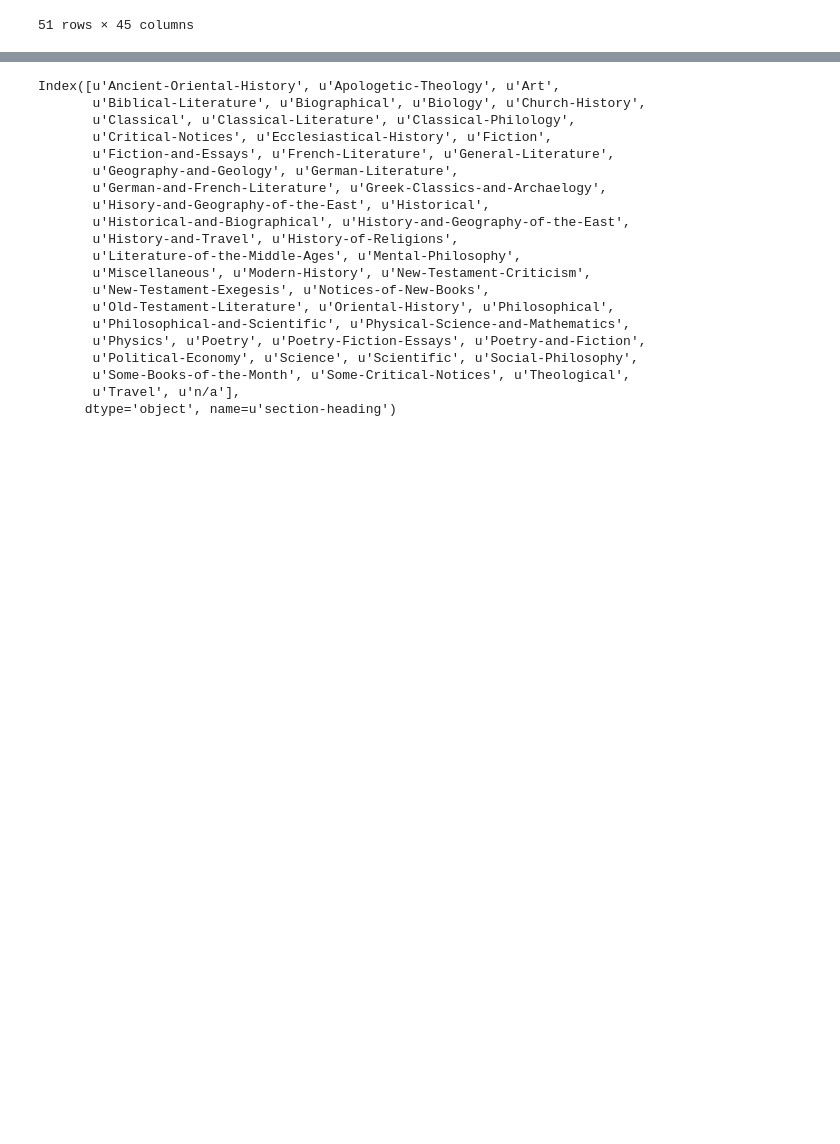
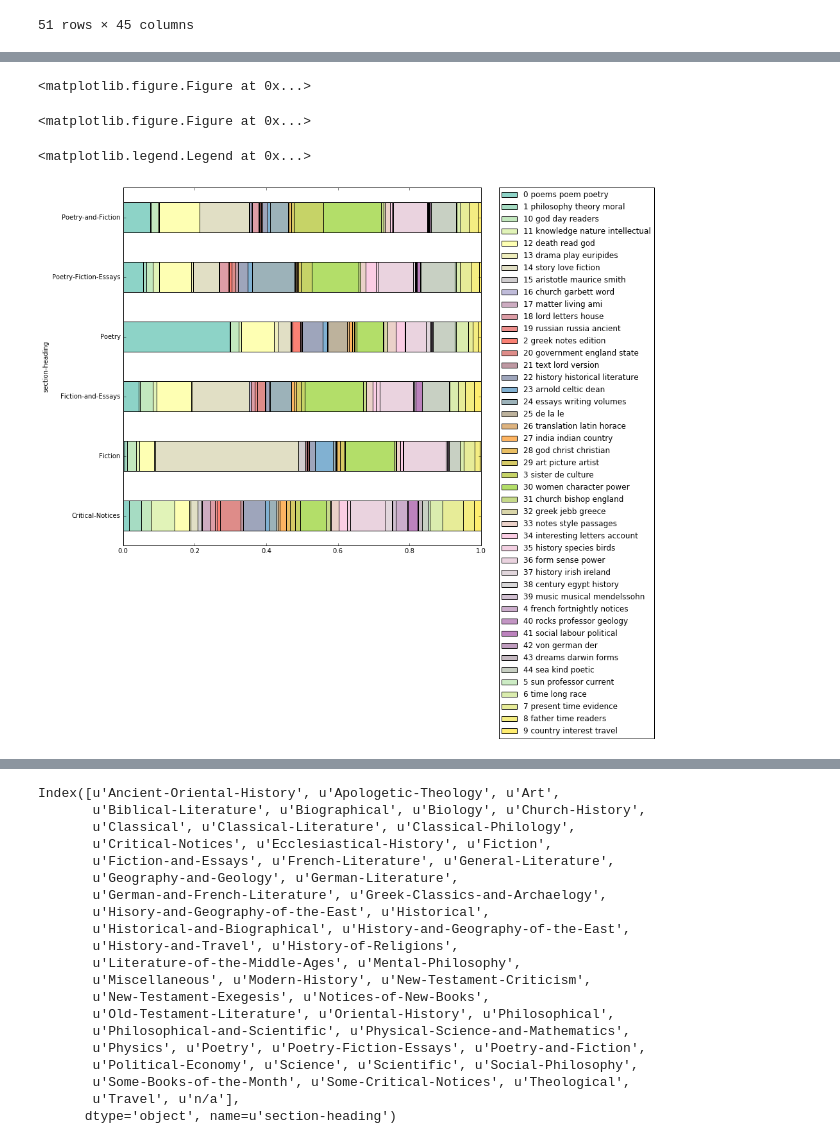
Before and after one commit to sceckert/periodical-project, a Jupyter notebook: Periodical-Project.ipynb, the cells around one changed output, grey strips where cells are left out. Cells and saved outputs as stored; diff of their text form; code cells hidden in the pictures; blank space fills up the shorter version.

Commit message:
add stacked-bar chart of section heading by topic

```diff
--- a/Periodical-Project.ipynb
+++ b/Periodical-Project.ipynb
@@ -307,3 +317,9 @@ fixed_mean_percentage_of_topic_in_section_heading
 | Travel | 0.001610 | 0.002826 | 0.021408 | 0.013355 | ... |
 | n/a | 0.017232 | 0.032607 | 0.038667 | 0.019106 | ... |
 51 rows × 45 columns
+# %%
+# Select only the rows that have a certain section heading
+section_heading_name_list = ['Fiction-and-Essays', 'Fiction', 'Poetry', 'Poetry-Fiction-Essays', 'Poetry-and-Fiction', 'Critical-Notices', 'General-Literature']
+#Grab DataFrame rows where column has certain values
+just_fiction = fixed_mean_percentage_of_topic_in_section_heading[fixed_mean_percentage_of_topic_in_section_heading.index.isin(section_heading_name_list)]
+just_fiction
@@ -310,3 +351,18 @@ fixed_mean_percentage_of_topic_in_section_heading
+# %%
+plt.figure()
+# %% [output]
+<matplotlib.figure.Figure at 0x...>
+<matplotlib.figure.Figure at 0x...>
+# %%
+# Plot the section headings by topic composition
+just_fiction.plot(kind='barh', stacked=True, colormap='Set3')
+# Set x-axis limits
+plt.xlim(0, 1.0)
+# Place a legend to the right of this smaller subplot.
+plt.legend(bbox_to_anchor=(1.05, 1), loc=2, borderaxespad=0.)
+# %% [output]
+<matplotlib.legend.Legend at 0x...>
+[figure, added]
 # %%
 topics = fixed_mean_percentage_of_topic_in_section_heading[:0]
 topics
```
Also changed, not shown: parts of 3 cells of this notebook.
